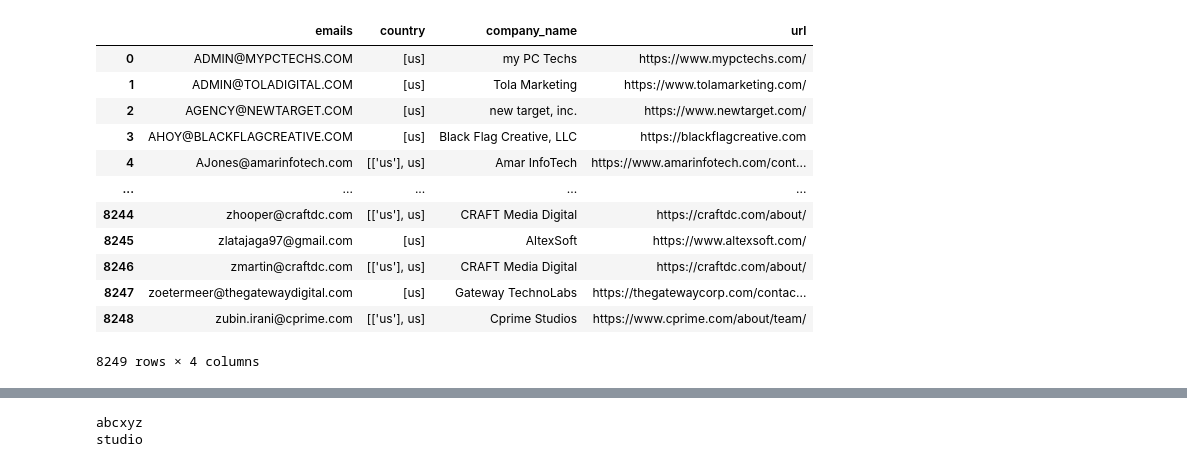
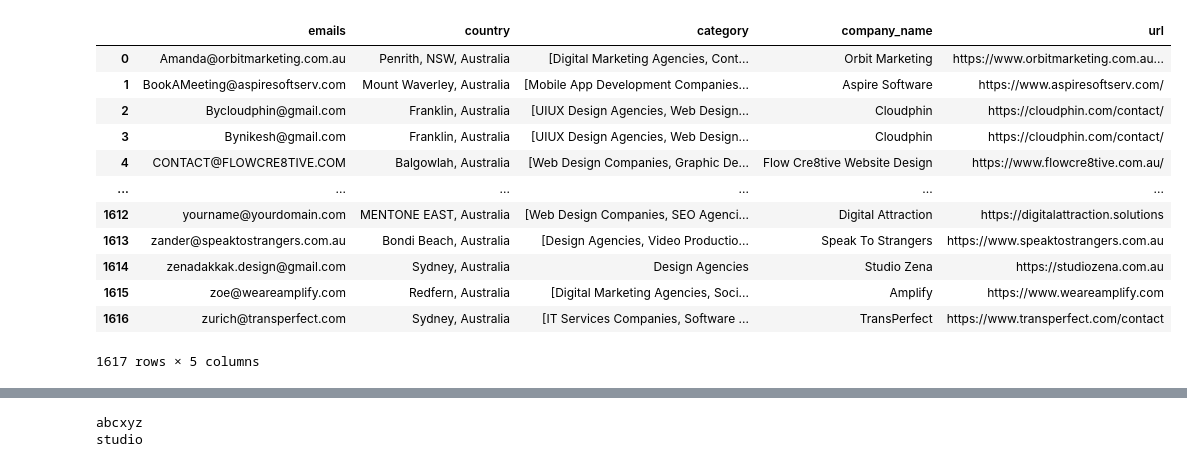
Before and after one commit to h3110Fr13nd/email_fetcher, a Jupyter notebook: preprocess.ipynb, the cells around one changed output, grey strips where cells are left out. Saved outputs shown, nothing was run; the diff lists cells and outputs as text; code cells hidden in the pictures.

```diff
--- a/preprocess.ipynb
+++ b/preprocess.ipynb
@@ -3,6 +3,6 @@ import pandas as pd
 # %%
 # Get all the csv file names in the current directory starting with "emails"
 import glob
-csv_files = glob.glob("data/goodfirms_appdev/emails/goodfirms_appdev*.csv")
+csv_files = glob.glob("data/designrush_au/emails/designrush_au*.csv")
 len(csv_files)
 # %% [output]
@@ -128,5 +158,5 @@ df
 # %%
 # drop duplicate emails
-df = df.drop_duplicates(subset=["emails","country"])
+df = df.drop_duplicates(subset=["emails","country","category"])
 df
 # %% [output]
@@ -145,0 +176,4 @@ df
+# %%
+# Remove trailing "Title Link" from company_name column and remove leading and trailing whitespaces
+df.loc[:,"company_name"] = df["company_name"].str.replace("Title Link","").str.strip()
+df
@@ -146,5 +194,5 @@ df
 # %%
-df['country'] = df['country'].str.split(',')
-df = df.explode('country')
-df['country'] = df['country'].str.strip()
-df.nunique()
+# df['country'] = df['country'].str.split(',')
+# df = df.explode('country')
+# df['country'] = df['country'].str.strip()
+# df.nunique()
@@ -162,22 +199,23 @@ dtype: int64
 # %%
 df = df.groupby('emails').agg({
-    'country': lambda x: list(x.unique()),
+    'country': lambda x: list(x.unique()) if len(x.unique()) > 1 else x.unique()[0],
+    'category': lambda x: list(x.unique()) if len(x.unique()) > 1 else x.unique()[0],
     # company_name to set first non-null value
     'company_name': lambda x: next((i for i in x if pd.notnull(i)), ''),
     'url': lambda x: next((i for i in x if pd.notnull(i)), ''),
 }).reset_index()
 df
 # %% [output]
-|  | emails | country | company_name | url |
-| 0 | ADMIN@MYPCTECHS.COM | [us] | my PC Techs | https://www.mypctechs.com/ |
-| 1 | ADMIN@TOLADIGITAL.COM | [us] | Tola Marketing | https://www.tolamarketing.com/ |
-| 2 | AGENCY@NEWTARGET.COM | [us] | new target, inc. | https://www.newtarget.com/ |
-| 3 | AHOY@BLACKFLAGCREATIVE.COM | [us] | Black Flag Creative, LLC | https://blackflagcreative.com |
-| 4 | AJones@amarinfotech.com | [['us'], us] | Amar InfoTech | https://www.amarinfotech.com/cont... |
-| ... | ... | ... | ... | ... |
-| 8244 | zhooper@craftdc.com | [['us'], us] | CRAFT Media Digital | https://craftdc.com/about/ |
-| 8245 | zlatajaga97@gmail.com | [us] | AltexSoft | https://www.altexsoft.com/ |
-| 8246 | zmartin@craftdc.com | [['us'], us] | CRAFT Media Digital | https://craftdc.com/about/ |
-| 8247 | zoetermeer@thegatewaydigital.com | [us] | Gateway TechnoLabs | https://thegatewaycorp.com/contac... |
-| 8248 | zubin.irani@cprime.com | [['us'], us] | Cprime Studios | https://www.cprime.com/about/team/ |
+|  | emails | country | category | company_name | url |
+| 0 | Amanda@orbitmarketing.com.au | Penrith, NSW, Australia | [Digital Marketing Agencies, Cont... | Orbit Marketing | https://www.orbitmarketing.com.au... |
+| 1 | BookAMeeting@aspiresoftserv.com | Mount Waverley, Australia | [Mobile App Development Companies... | Aspire Software | https://www.aspiresoftserv.com/ |
+| 2 | Bycloudphin@gmail.com | Franklin, Australia | [UIUX Design Agencies, Web Design... | Cloudphin | https://cloudphin.com/contact/ |
+| 3 | Bynikesh@gmail.com | Franklin, Australia | [UIUX Design Agencies, Web Design... | Cloudphin | https://cloudphin.com/contact/ |
+| 4 | CONTACT@FLOWCRE8TIVE.COM | Balgowlah, Australia | [Web Design Companies, Graphic De... | Flow Cre8tive Website Design | https://www.flowcre8tive.com.au/ |
+| ... | ... | ... | ... | ... | ... |
+| 1612 | yourname@yourdomain.com | MENTONE EAST, Australia | [Web Design Companies, SEO Agenci... | Digital Attraction | https://digitalattraction.solutions |
+| 1613 | zander@speaktostrangers.com.au | Bondi Beach, Australia | [Design Agencies, Video Productio... | Speak To Strangers | https://www.speaktostrangers.com.au |
+| 1614 | zenadakkak.design@gmail.com | Sydney, Australia | Design Agencies | Studio Zena | https://studiozena.com.au |
+| 1615 | zoe@weareamplify.com | Redfern, Australia | [Digital Marketing Agencies, Soci... | Amplify | https://www.weareamplify.com |
+| 1616 | zurich@transperfect.com | Sydney, Australia | [IT Services Companies, Software ... | TransPerfect | https://www.transperfect.com/contact |
-8249 rows × 4 columns
+1617 rows × 5 columns
```
Also changed, not shown: parts of 35 cells of this notebook, 7 other files.
